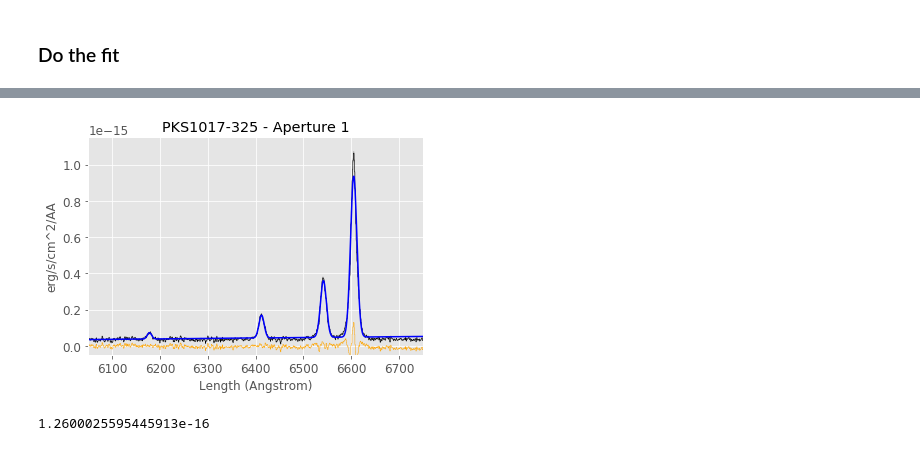
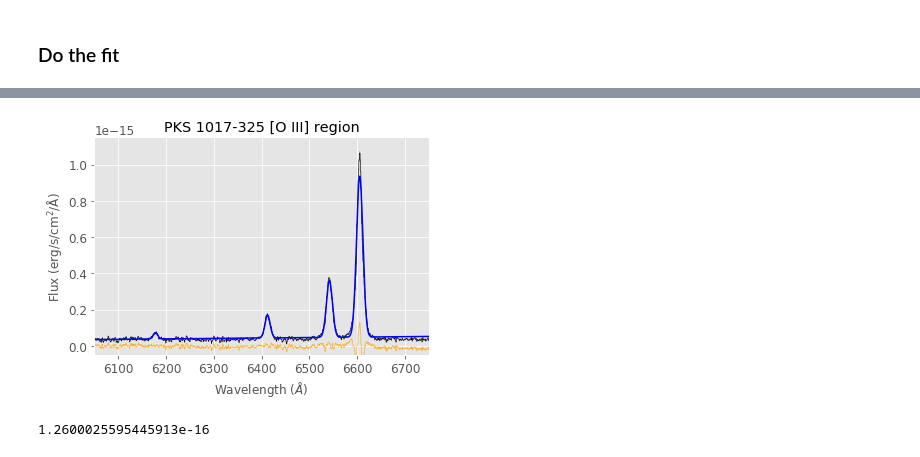
Before and after one commit to granttremblay/question_for_adam, a Jupyter notebook: Its_working.ipynb, the cells around one changed output, grey strips where cells are left out. Saved outputs shown, nothing was run; the diff lists cells and outputs as text; code cells hidden in the pictures.

```diff
--- a/Its_working.ipynb
+++ b/Its_working.ipynb
@@ -393,11 +393,14 @@ Baseline: -2.16646e-17 x^0 +  2.10285e-20 x^1
 # %%
 sp.plotter(xmin=6050, xmax=6750, ymin=-0.05e-15, ymax=1.15e-15, errstyle='fill')
 sp.specfit.plot_fit(annotate=False, lw=1.5, composite_fit_color='blue', )
 sp.specfit.plot_components(add_baseline=True,component_yoffset=-4.0, component_fit_color='blue')
 sp.specfit.plotresiduals(axis=sp.plotter.axis,clear=False,yoffset=0,label=False, color='orange')
+sp.plotter.axis.set_xlabel(r'Wavelength $(\AA)$')
+sp.plotter.axis.set_ylabel(r'Flux $(\mathrm{erg/s/cm^2/\AA})$')
+sp.plotter.axis.set_title(r'PKS 1017-325 [O III] region')
 sp.plotter.savefig("working.pdf")
 # %% [output]
-[figure, old version]
+[figure, new version]
 # %%
 # Get parameters from the fit like this
 sp.specfit.parinfo.AMPLITUDE0.value
```
Also changed, not shown: parts of 7 cells of this notebook, 1 other file.
